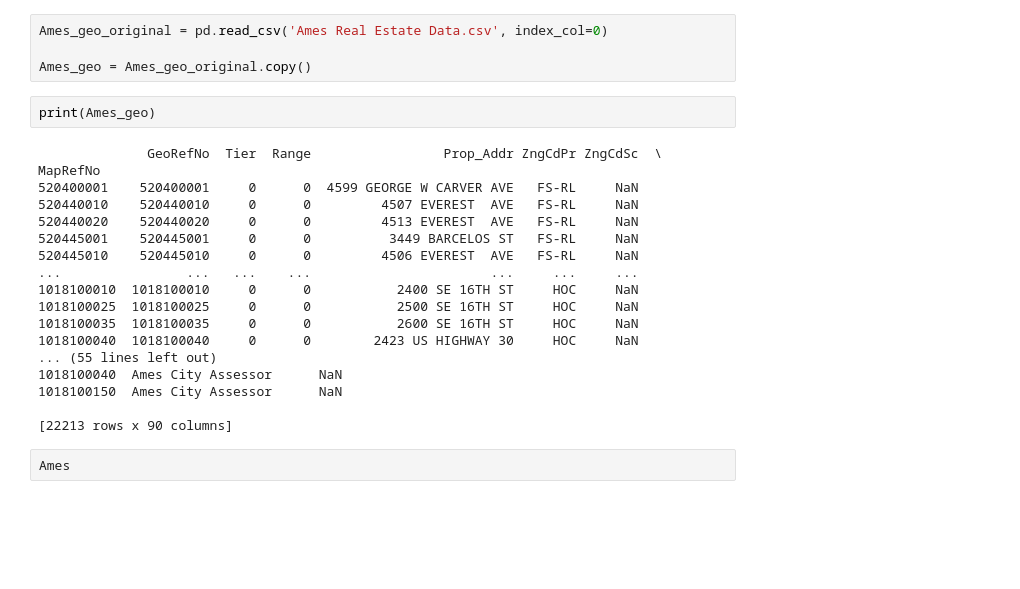
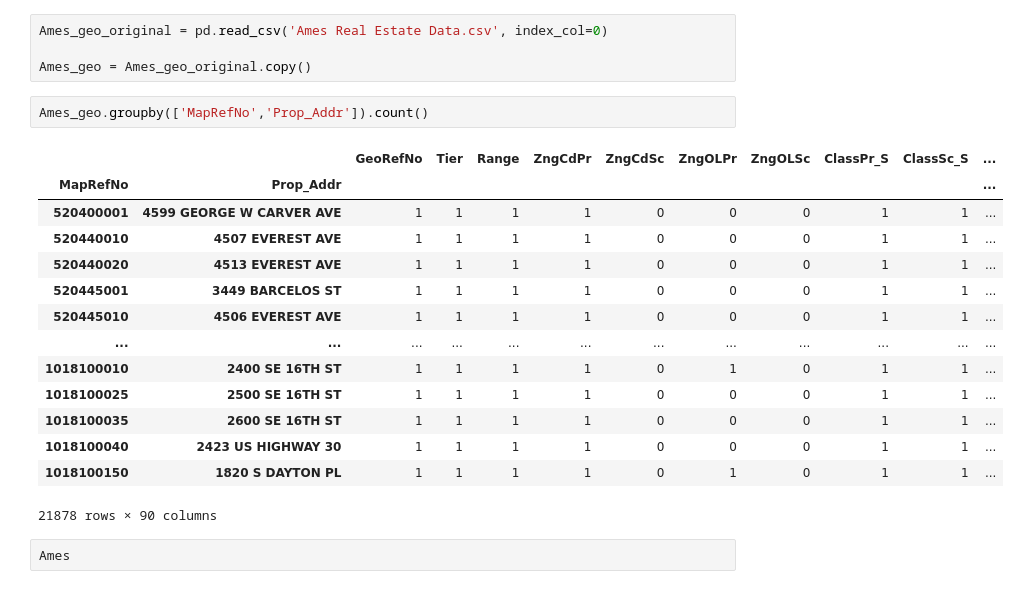
Before and after one commit to asilbert/MLProject, a Jupyter notebook: MLProject_V3.ipynb, the cells around one changed output. Cells and saved outputs as stored; diff of their text form; blank space fills up the shorter version.

```diff
--- a/MLProject_V3.ipynb
+++ b/MLProject_V3.ipynb
@@ -2334,25 +2334,22 @@ Ames_geo_original = pd.read_csv('Ames Real Estate Data.csv', index_col=0)
 
 Ames_geo = Ames_geo_original.copy()
 # %%
-print(Ames_geo)
+Ames_geo.groupby(['MapRefNo','Prop_Addr']).count()
 # %% [output]
+|  |  | GeoRefNo | Tier | Range | ZngCdPr | ZngCdSc | ZngOLPr | ZngOLSc | ClassPr_S | ClassSc_S | ... |
+| MapRefNo | Prop_Addr |  |  |  |  |  |  |  |  |  | ... |
+| 520400001 | 4599 GEORGE W CARVER AVE | 1 | 1 | 1 | 1 | 0 | 0 | 0 | 1 | 1 | ... |
+| 520440010 | 4507 EVEREST AVE | 1 | 1 | 1 | 1 | 0 | 0 | 0 | 1 | 1 | ... |
+| 520440020 | 4513 EVEREST AVE | 1 | 1 | 1 | 1 | 0 | 0 | 0 | 1 | 1 | ... |
+| 520445001 | 3449 BARCELOS ST | 1 | 1 | 1 | 1 | 0 | 0 | 0 | 1 | 1 | ... |
+| 520445010 | 4506 EVEREST AVE | 1 | 1 | 1 | 1 | 0 | 0 | 0 | 1 | 1 | ... |
+| ... | ... | ... | ... | ... | ... | ... | ... | ... | ... | ... | ... |
+| 1018100010 | 2400 SE 16TH ST | 1 | 1 | 1 | 1 | 0 | 1 | 0 | 1 | 1 | ... |
+| 1018100025 | 2500 SE 16TH ST | 1 | 1 | 1 | 1 | 0 | 0 | 0 | 1 | 1 | ... |
+| 1018100035 | 2600 SE 16TH ST | 1 | 1 | 1 | 1 | 0 | 0 | 0 | 1 | 1 | ... |
+| 1018100040 | 2423 US HIGHWAY 30 | 1 | 1 | 1 | 1 | 0 | 0 | 0 | 1 | 1 | ... |
+| 1018100150 | 1820 S DAYTON PL | 1 | 1 | 1 | 1 | 0 | 1 | 0 | 1 | 1 | ... |
-              GeoRefNo  Tier  Range                 Prop_Addr ZngCdPr ZngCdSc  \
-MapRefNo
-520400001    520400001     0      0  4599 GEORGE W CARVER AVE   FS-RL     NaN
-520440010    520440010     0      0         4507 EVEREST  AVE   FS-RL     NaN
-520440020    520440020     0      0         4513 EVEREST  AVE   FS-RL     NaN
-520445001    520445001     0      0          3449 BARCELOS ST   FS-RL     NaN
-520445010    520445010     0      0         4506 EVEREST  AVE   FS-RL     NaN
-...                ...   ...    ...                       ...     ...     ...
-1018100010  1018100010     0      0           2400 SE 16TH ST     HOC     NaN
-1018100025  1018100025     0      0           2500 SE 16TH ST     HOC     NaN
-1018100035  1018100035     0      0           2600 SE 16TH ST     HOC     NaN
-1018100040  1018100040     0      0        2423 US HIGHWAY 30     HOC     NaN
-... (55 lines left out)
-1018100040  Ames City Assessor      NaN
-1018100150  Ames City Assessor      NaN
-
-[22213 rows x 90 columns]
+21878 rows × 90 columns
 # %%
 Ames
 # %% [output]
```
Also changed, not shown: parts of 14 cells of this notebook, 3 other files.
